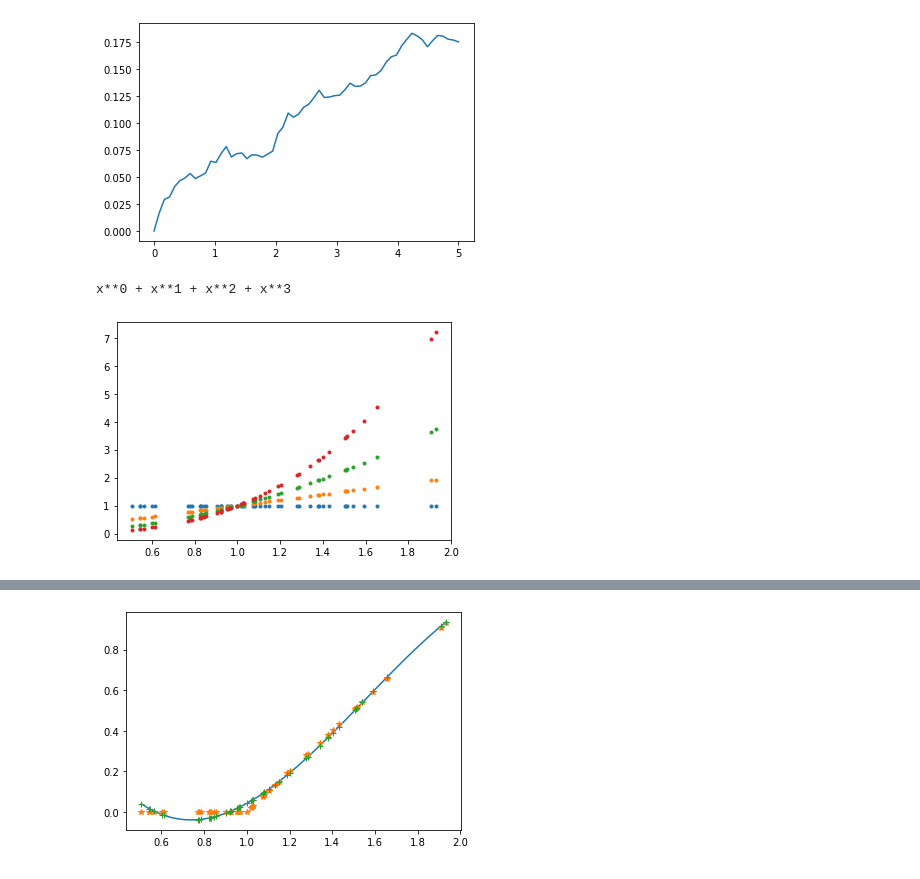
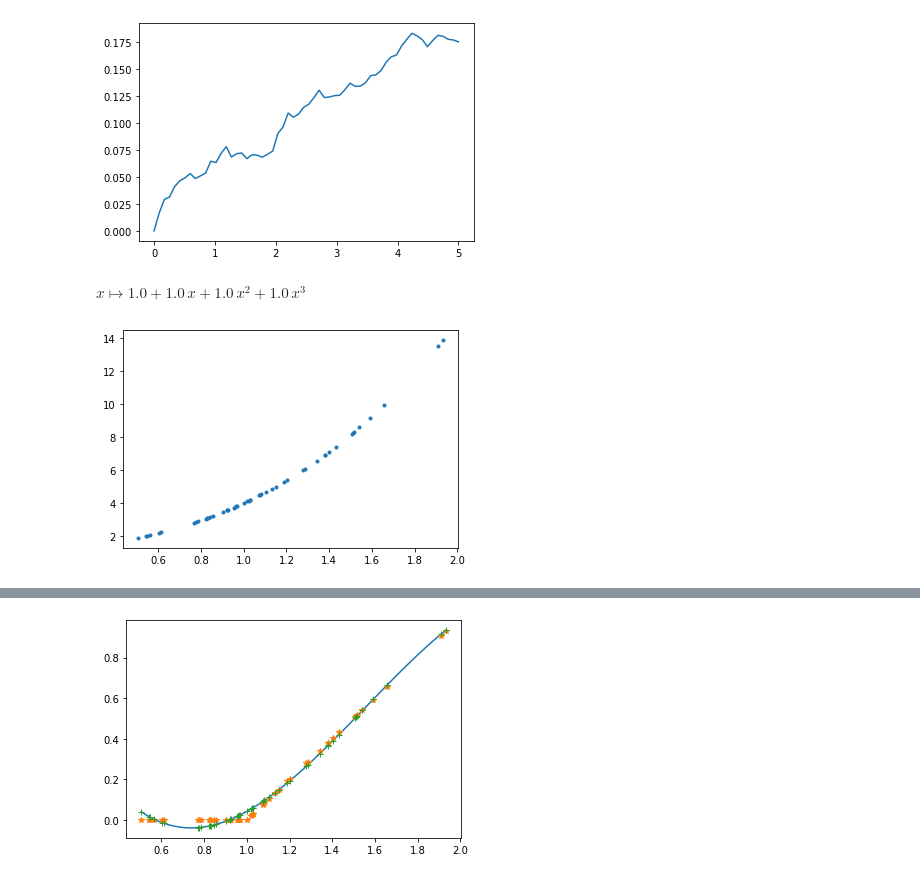
Before and after one commit to luphord/longstaff_schwartz, a Jupyter notebook: notebooks/Tinkering II.ipynb, the cells around one changed output, grey strips where cells are left out. Drawn from its saved outputs; the diff is of its cells as text; code cells hidden in the pictures.

Commit message:
change regression basis to numpy polynomial

```diff
--- a/notebooks/Tinkering II.ipynb
+++ b/notebooks/Tinkering II.ipynb
@@ -40,14 +39,14 @@ plot(t, exercise_value(X));
 plot(t, exercise_value(X).mean(axis=1));
 # %% [output]
 [figure]
-# %%
-basis = PolynomialRegressionBasis(3)
-print(basis)
-# %% [output]
-x**0 + x**1 + x**2 + x**3
+# %%
+p = Polynomial([1, 1, 1, 1])
+p
+# %% [output]
+$x \mapsto \text{1.0} + \text{1.0}\,x + \text{1.0}\,x^{2} + \text{1.0}\,x^{3}$
 # %%
 x = X[-1, :]
-plot(x, basis(x), '.');
+plot(x, p(x), '.');
 # %% [output]
-[figure, old version]
+[figure, new version]
 # %%
```
Also changed, not shown: parts of 12 cells of this notebook.
